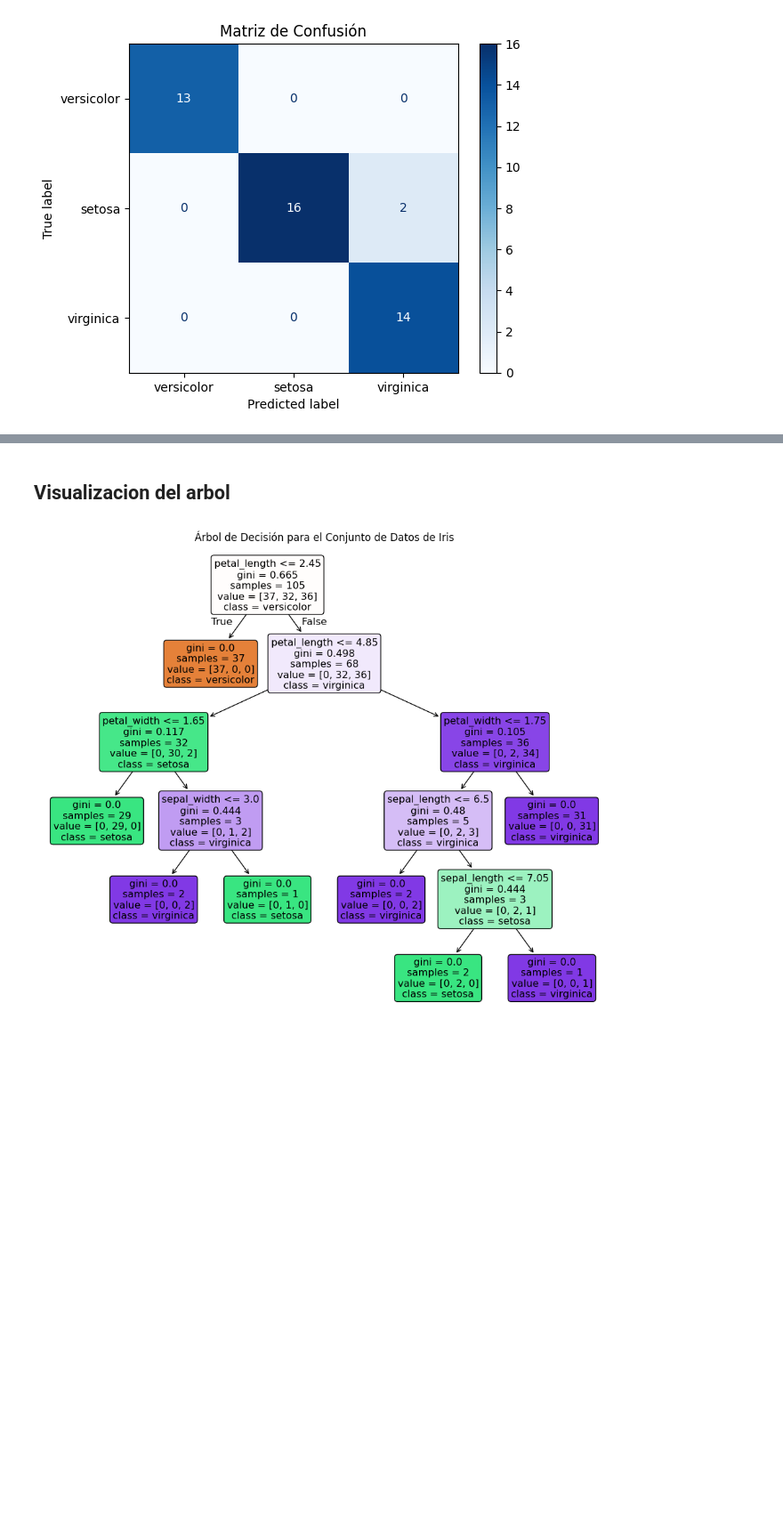
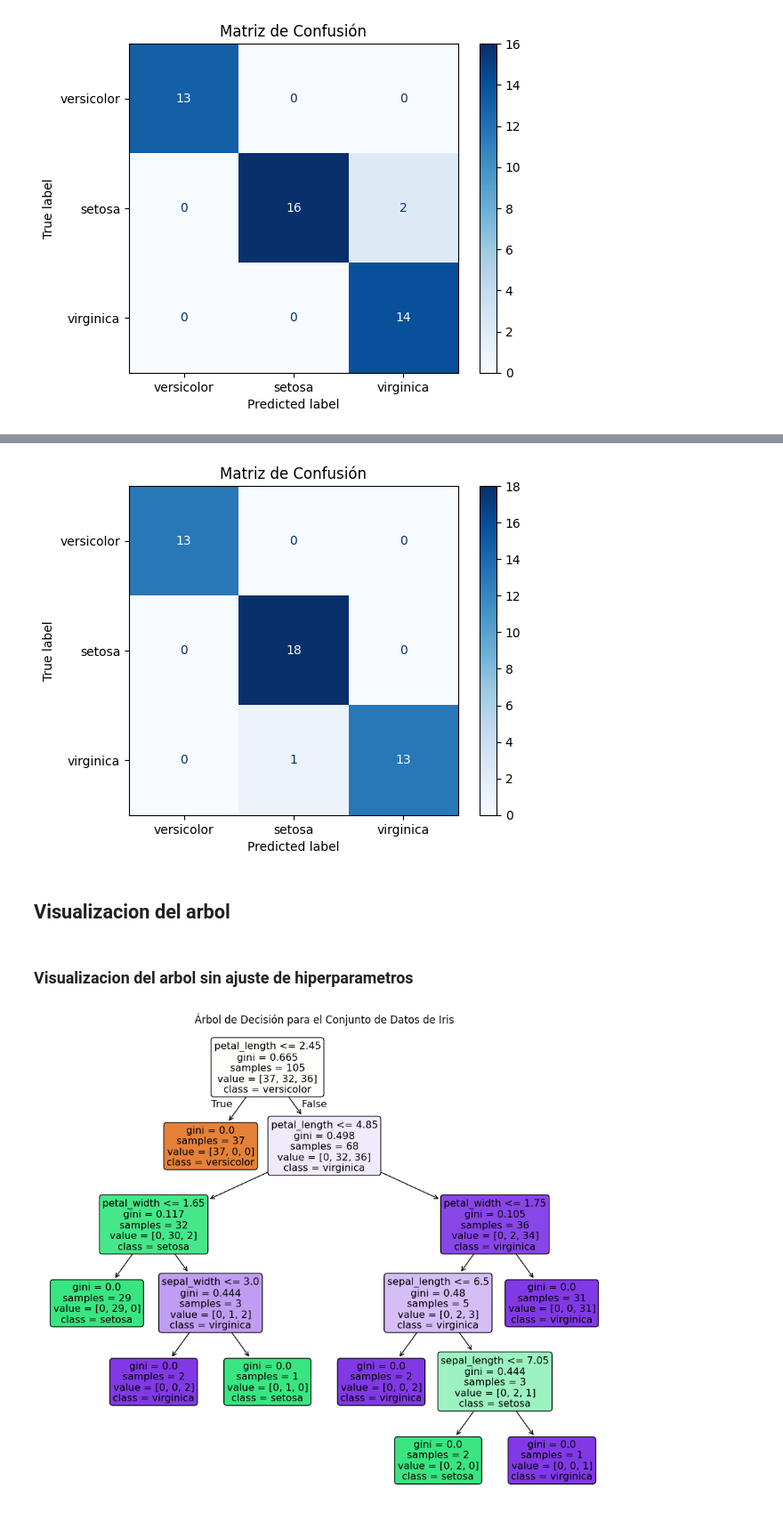
Before and after one commit to Lons0G/Decision-Tree, a Jupyter notebook: Decision_Tree.ipynb, the cells around one changed output, grey strips where cells are left out. Shown at 89% size. Drawn from its saved outputs; the diff is of its cells as text; code cells hidden in the pictures; blank space fills up the shorter version.

```diff
--- a/Decision_Tree.ipynb
+++ b/Decision_Tree.ipynb
@@ -275,5 +433,15 @@ plt.show()
+# %%
+c_matrix_c4_5 = confusion_matrix(dfy_test, c4_5_predictions)
+disp = ConfusionMatrixDisplay(confusion_matrix = c_matrix_c4_5, display_labels = target_names)
+disp.plot(cmap = plt.cm.Blues)
+plt.title("Matriz de Confusión")
+plt.show()
+# %% [output]
+[figure, added]
 # %% [markdown]
 ## Visualizacion del arbol
+# %% [markdown]
+### Visualizacion del arbol sin ajuste de hiperparametros
 # %%
 # Visualizar el árbol de decisión
 plt.figure(figsize=(12, 10))
```
Also changed, not shown: parts of 31 cells of this notebook, 1 other file.
